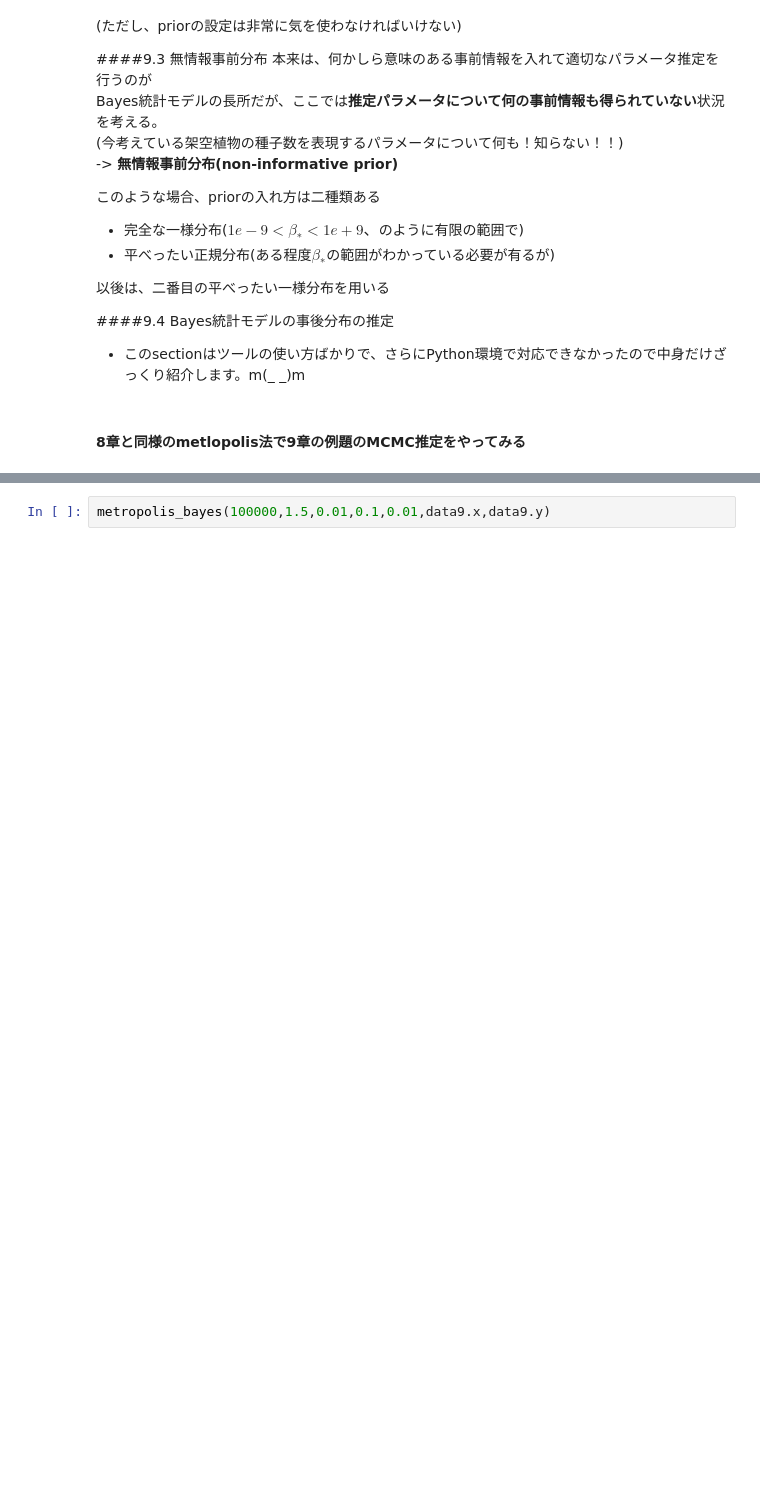
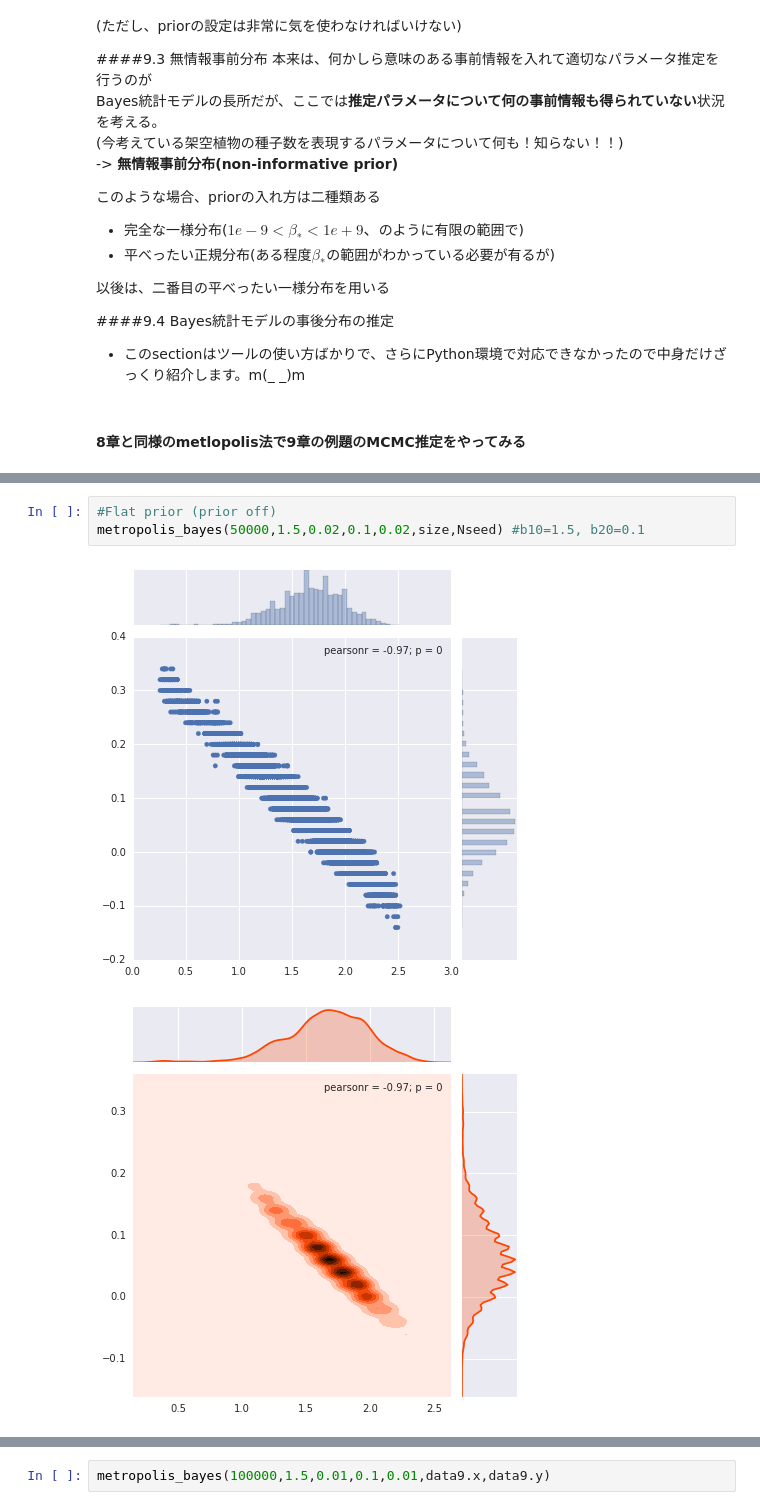
Before and after one commit to ToukeiMaster/kubobooks, a Jupyter notebook: Chapter09.ipynb, the cells around one changed output, grey strips where cells are left out. Saved outputs shown, nothing was run; the diff lists cells and outputs as text; blank space fills up the shorter version.

```diff
--- a/Chapter09.ipynb
+++ b/Chapter09.ipynb
@@ -171,0 +208,6 @@ def metropolis_bayes(ns,b10,db1,b20,db2,size,Nseed): #sample size, b1_0, db1, b2
+# %%
+#Flat prior (prior off)
+metropolis_bayes(50000,1.5,0.02,0.1,0.02,size,Nseed) #b10=1.5, b20=0.1
+# %% [output]
+[figure, added]
+[figure, added]
```
Also changed, not shown: parts of 20 cells of this notebook.
